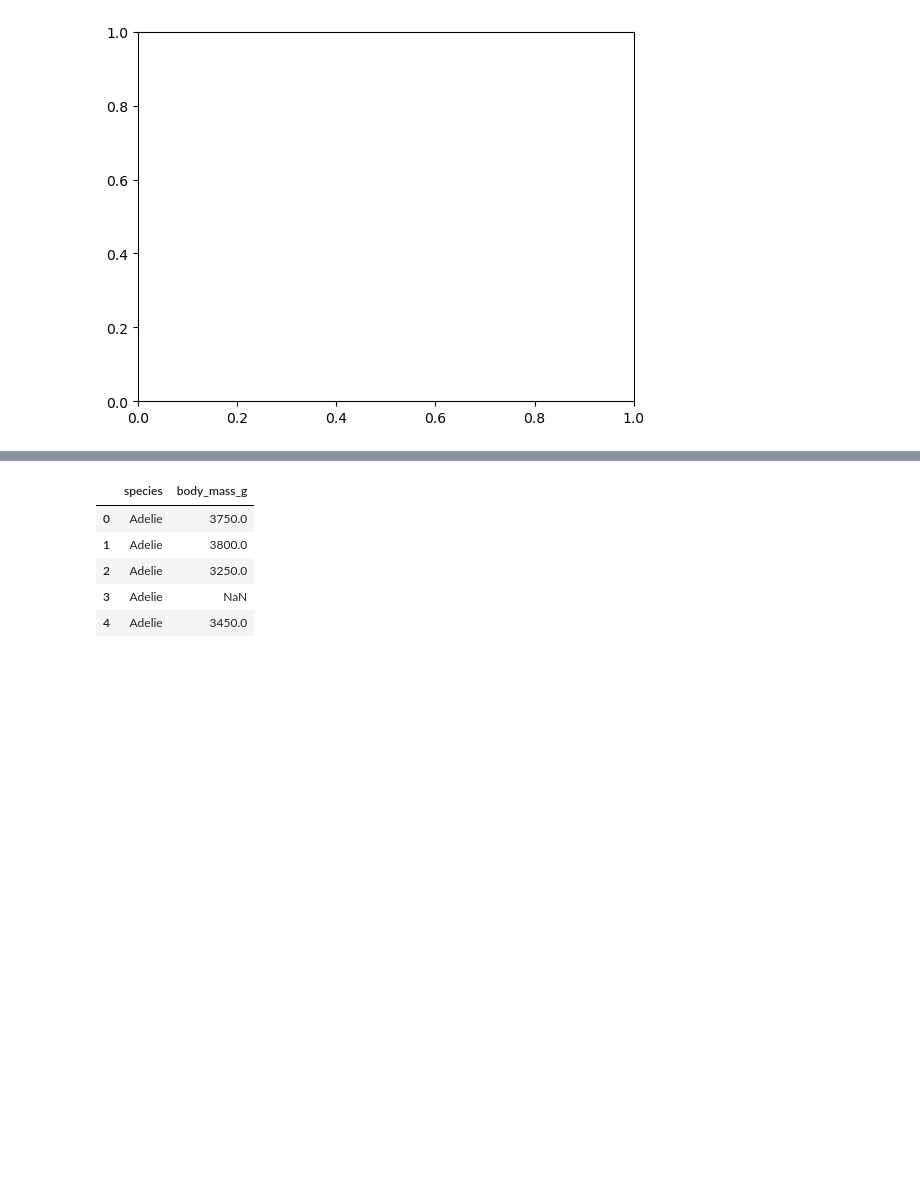
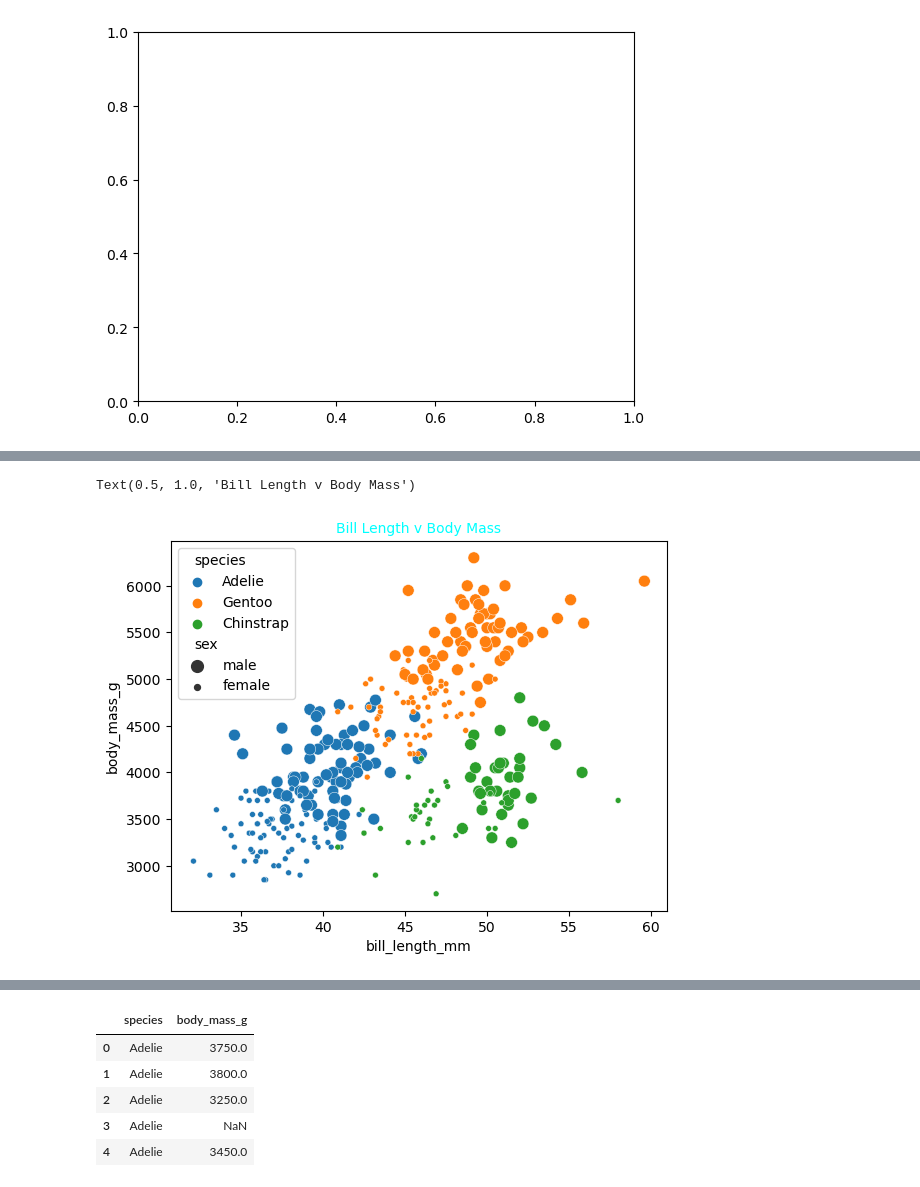
Before and after one commit to AndrewBoyne/my_qa_repo, a Jupyter notebook: Week 7/Seaborn scatter graph.ipynb, the cells around one changed output, grey strips where cells are left out. Saved outputs shown, nothing was run; the diff lists cells and outputs as text; code cells hidden in the pictures; blank space fills up the shorter version.

```diff
--- a/Week 7/Seaborn scatter graph.ipynb
+++ b/Week 7/Seaborn scatter graph.ipynb
@@ -61,0 +70,6 @@ df3 = df1[['species', 'body_mass_g']]
+# %%
+sns.scatterplot(x="bill_length_mm", y = "body_mass_g", data = df1, hue = "species", size = "sex")
+plt.title("Bill Length v Body Mass", size=10, color="cyan", )
+# %% [output]
+Text(0.5, 1.0, 'Bill Length v Body Mass')
+[figure, added]
```
Also changed, not shown: parts of 9 cells of this notebook.
